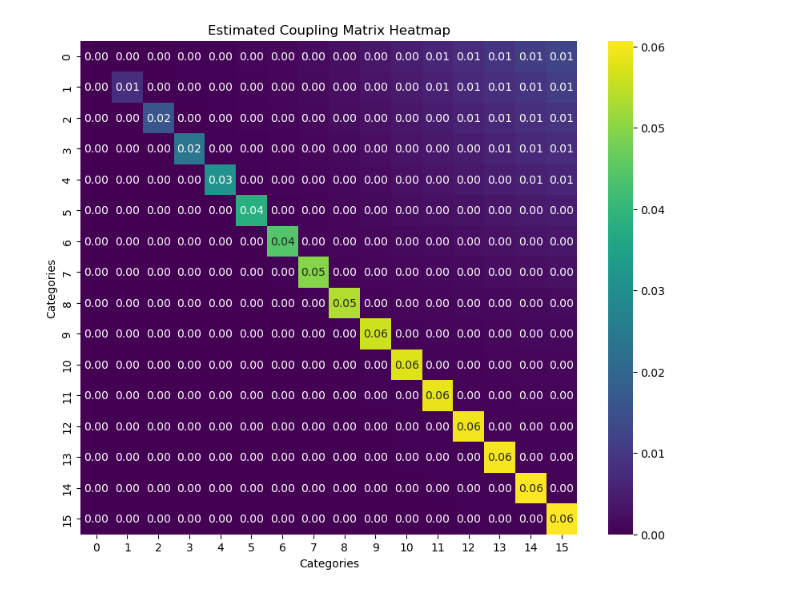
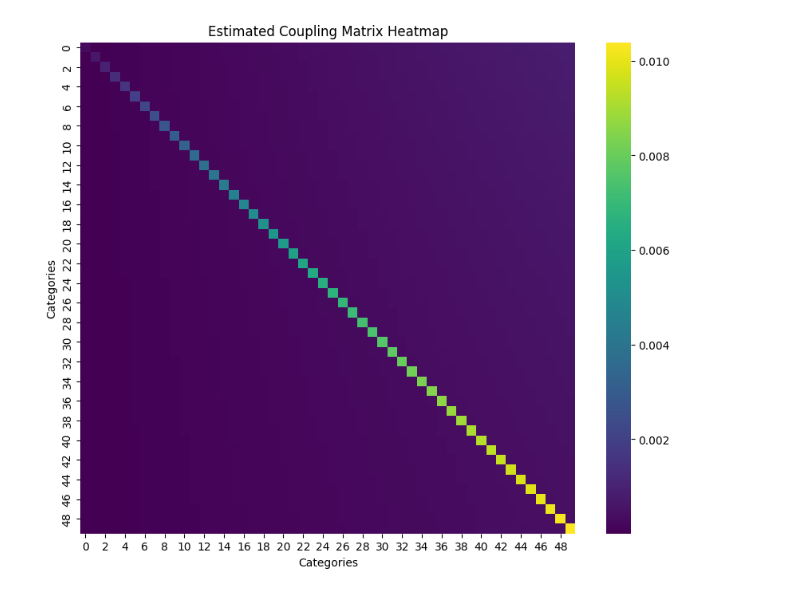
Before and after one commit to gregkseno/csbm, a Jupyter notebook: notebooks/convergence_d_imf.ipynb, the cells around one changed output. Drawn from its saved outputs; the diff is of its cells as text; code cells hidden in the pictures.

```diff
--- a/notebooks/convergence_d_imf.ipynb
+++ b/notebooks/convergence_d_imf.ipynb
@@ -70,17 +190,19 @@ def bridge_probability(
 # %%
-alpha = 0.1
+alpha = 0.01
 dim = 1
-num_categories = 16
-num_timesteps = 8
+num_categories = 50
+num_timesteps = 10
+num_skip_steps = 10
 prior_type = 'uniform'
-num_imf_iterations = 20
 
-p_0 = torch.full((num_categories,), 1 / num_categories, dtype=torch.float64)
-p_1 = torch.arange(num_categories, dtype=torch.float64) / torch.sum(torch.arange(num_categories, dtype=torch.float64))
+p_0 = torch.full((num_categories**dim,), 1 / num_categories**dim, dtype=torch.float64)
+p_1 = torch.arange(1, num_categories**dim+1, dtype=torch.float64) / torch.sum(torch.arange(1, num_categories**dim+1, dtype=torch.float64))
 prior = Prior(
     alpha=alpha,
     num_categories=num_categories ** dim,
     num_timesteps=num_timesteps,
-    num_skip_steps=1,
-    prior_type=prior_type
+    num_skip_steps=num_skip_steps,
+    prior_type=prior_type,
+    dtype=torch.float64,
 )
+plot_coupling(prior.p_cum[-1])
@@ -87,5 +211,5 @@ prior = Prior(
 # %%
-true_coupling = ot.sinkhorn(p_0, p_1, -torch.log(prior.p_onestep[1].transpose(0, 1)), reg=1.0)
+true_coupling: torch.Tensor = ot.sinkhorn(p_0, p_1, -torch.log(prior.p_cum[-1]), reg=1) # type: ignore
 plot_coupling(true_coupling)
 # %% [output]
-[figure, old version]
+[figure, new version]
```
Also changed, not shown: parts of 19 cells of this notebook, 4 other files.
